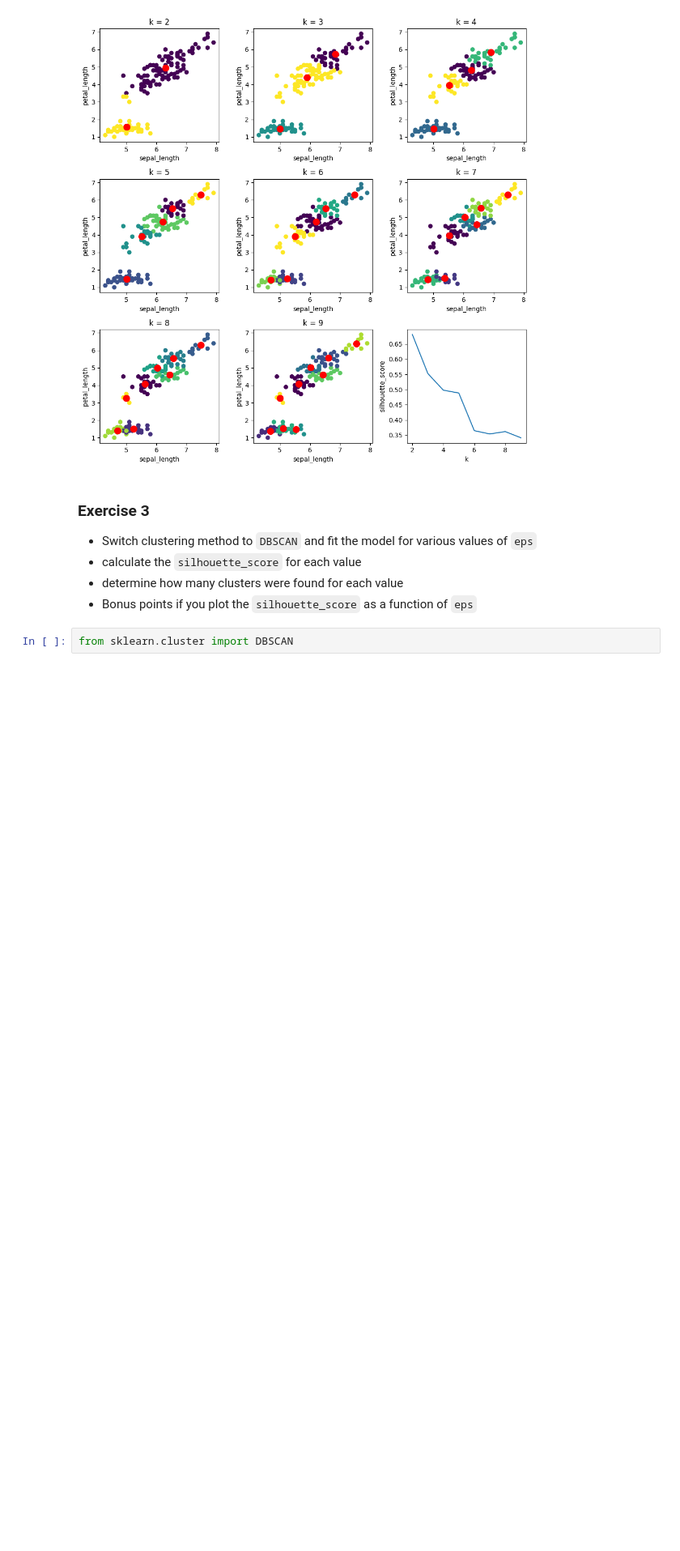
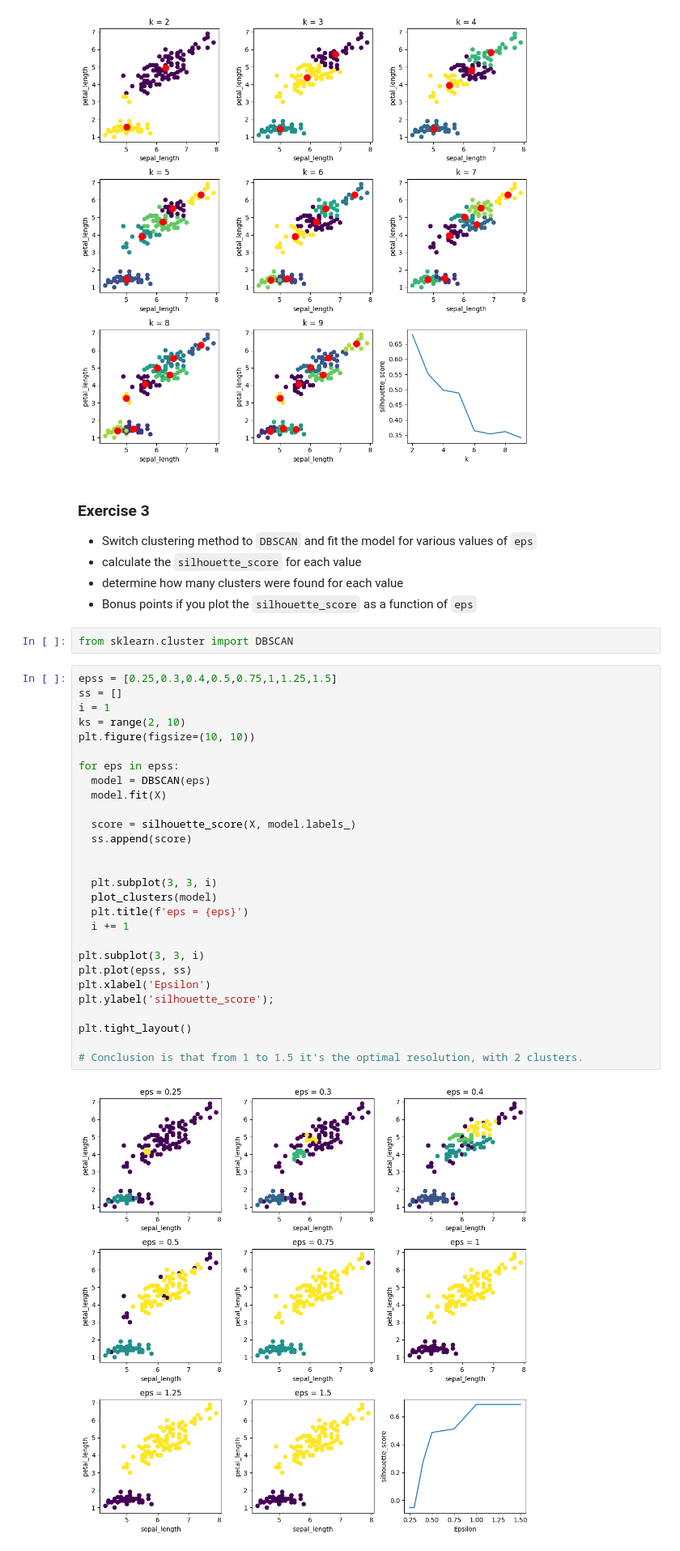
Before and after one commit to veiji/machine-learning, a Jupyter notebook: notebooks/Clustering_with_Scikit_Learn.ipynb, the cells around one changed output. Shown at 81% size. Drawn from its saved outputs; the diff is of its cells as text; blank space fills up the shorter version.

```diff
--- a/notebooks/Clustering_with_Scikit_Learn.ipynb
+++ b/notebooks/Clustering_with_Scikit_Learn.ipynb
@@ -150,3 +150,33 @@ plt.tight_layout()
 - Bonus points if you plot the `silhouette_score` as a function of `eps`
 # %%
 from sklearn.cluster import DBSCAN
+# %%
+epss = [0.25,0.3,0.4,0.5,0.75,1,1.25,1.5]
+ss = []
+i = 1
+ks = range(2, 10)
+plt.figure(figsize=(10, 10))
+
+for eps in epss:
+  model = DBSCAN(eps)
+  model.fit(X)
+
+  score = silhouette_score(X, model.labels_)
+  ss.append(score)
+
+
+  plt.subplot(3, 3, i)
+  plot_clusters(model)
+  plt.title(f'eps = {eps}')
+  i += 1
+
+plt.subplot(3, 3, i)
+plt.plot(epss, ss)
+plt.xlabel('Epsilon')
+plt.ylabel('silhouette_score');
+
+plt.tight_layout()
+
+# Conclusion is that from 1 to 1.5 it's the optimal resolution, with 2 clusters.
+# %% [output]
+[figure, added]
```
